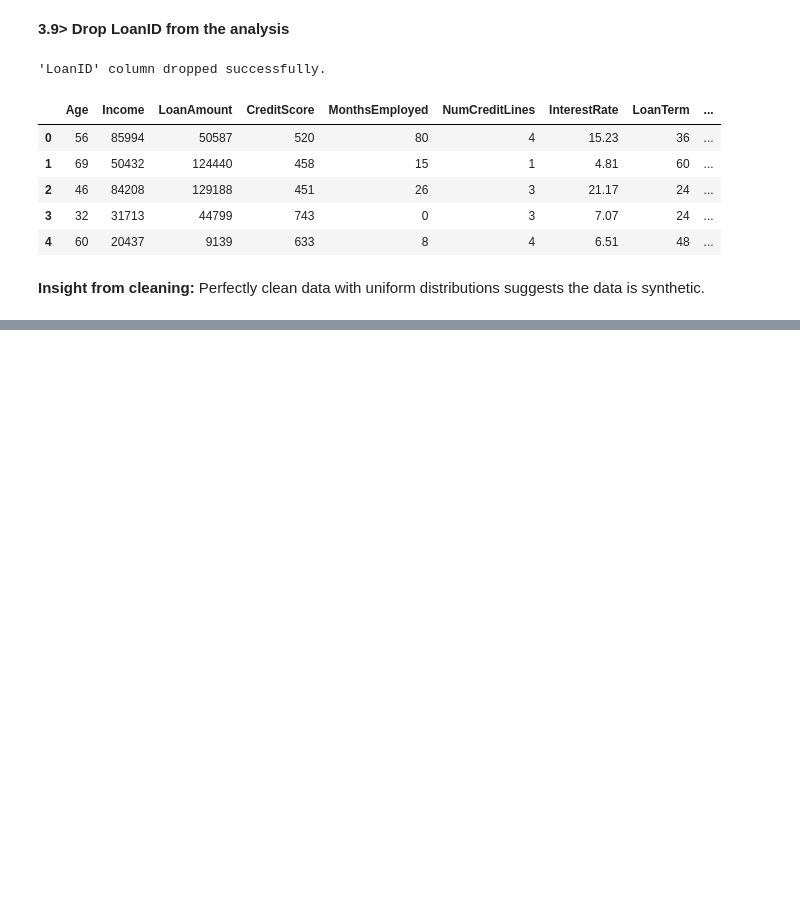
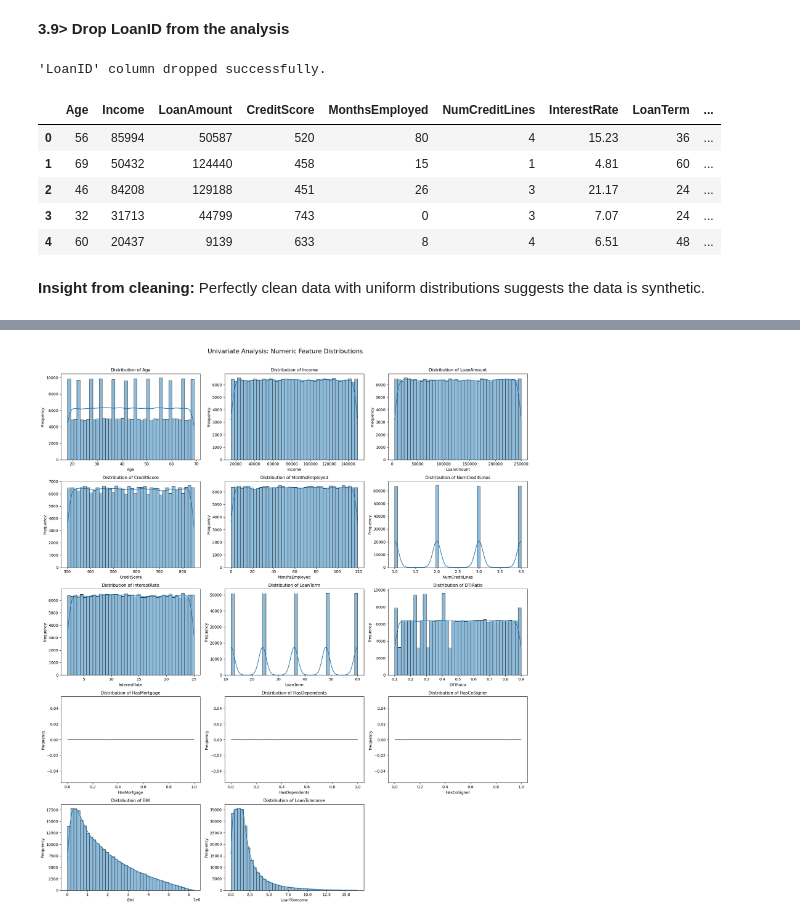
Before and after one commit to rudrascience/Loan_Default_Analysis, a Jupyter notebook: eda-rudrajit-das.ipynb, the cells around one changed output, grey strips where cells are left out. Drawn from its saved outputs; the diff is of its cells as text; code cells hidden in the pictures; blank space fills up the shorter version.

```diff
--- a/eda-rudrajit-das.ipynb
+++ b/eda-rudrajit-das.ipynb
@@ -418,0 +443,29 @@ Perfectly clean data with uniform distributions suggests the data is synthetic.
+# %%
+# Select numeric columns, excluding the target
+numeric_cols = df.select_dtypes(include=np.number).columns.drop(
+    "Default", errors="ignore").tolist()
+
+# Subplot layout
+n_cols = 3
+n_rows = math.ceil(len(numeric_cols) / n_cols)
+fig, axes = plt.subplots(
+    n_rows, n_cols,
+    figsize=(18, 4 * n_rows))
+axes = np.array(axes).flatten()
+
+# Plot each numeric feature
+for i, col in enumerate(numeric_cols):
+    sns.histplot(data=df,x=col,kde=True,bins=40,ax=axes[i])
+
+    axes[i].set_title(f"Distribution of {col}", fontsize=11)
+    axes[i].set_xlabel(col)
+    axes[i].set_ylabel("Frequency")
+
+# Remove unused subplots
+for j in range(len(numeric_cols), len(axes)):fig.delaxes(axes[j])
+fig.suptitle("Univariate Analysis: Numeric Feature Distributions",fontsize=16,y=1.01)
+
+plt.tight_layout()
+plt.show()
+# %% [output]
+[figure, added]
```
Also changed, not shown: parts of 6 cells of this notebook.
